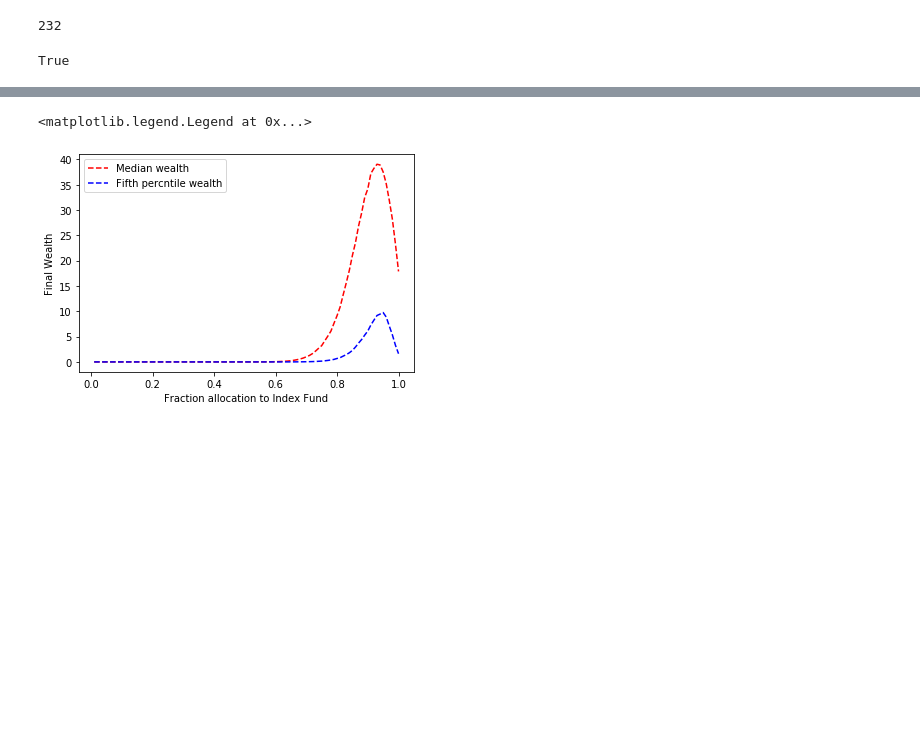
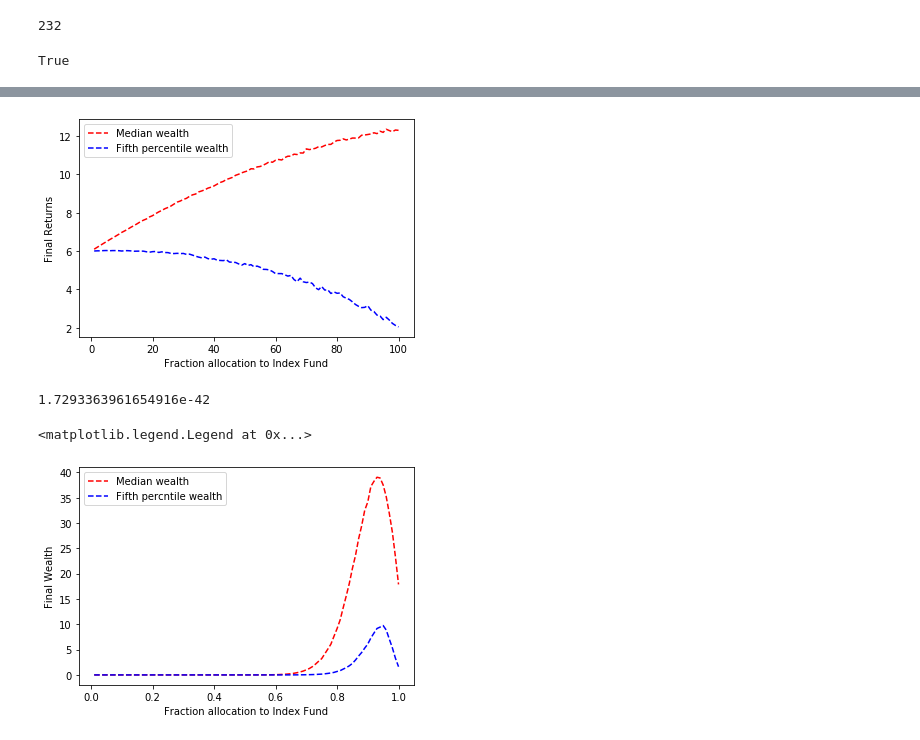
Before and after one commit to hprithvi/nifty_misbehaviour, a Jupyter notebook: Safe Haven Bets.ipynb, the cells around one changed output, grey strips where cells are left out. Cells and saved outputs as stored; diff of their text form; code cells hidden in the pictures; blank space fills up the shorter version.

```diff
--- a/Safe Haven Bets.ipynb
+++ b/Safe Haven Bets.ipynb
@@ -262,3 +263,25 @@ plt.legend([ 'Median wealth', 'Fifth percntile wealth'],loc = 'upper left')
+# %%
+fixed_index_percent_median_returns = []
+fixed_index_percent_fifth_returns = []
+investment_horizon =25
+for i in y_axis_median_fixed:
+    fixed_index_percent_median_returns.append(ReturnFromWealth(i, investment_horizon))
+for j in y_axis_fifth_perc_fixed:
+    fixed_index_percent_fifth_returns.append(ReturnFromWealth(j, investment_horizon))
+# %%
+plt.plot(x_axis, fixed_index_percent_median_returns, 'r--')
+plt.plot(x_axis, fixed_index_percent_fifth_returns, 'b--')
+plt.xlabel('Fraction allocation to Index Fund')
+plt.ylabel('Final Returns')
+plt.legend([ 'Median wealth', 'Fifth percentile wealth'],loc = 'upper left')
+plt.show()
+# %% [output]
+[figure, added]
+# %%
+#ReturnFromWealth(y_axis_median[0], 25)
+y_axis_median[0]
+# %% [output]
+1.7293363961654916e-42
 # %%
 insur_index_wealth = nifty_random_walk.GeometricWalkIndexInsurance(10, -10)
 # %%
```
Also changed, not shown: parts of 9 cells of this notebook.
